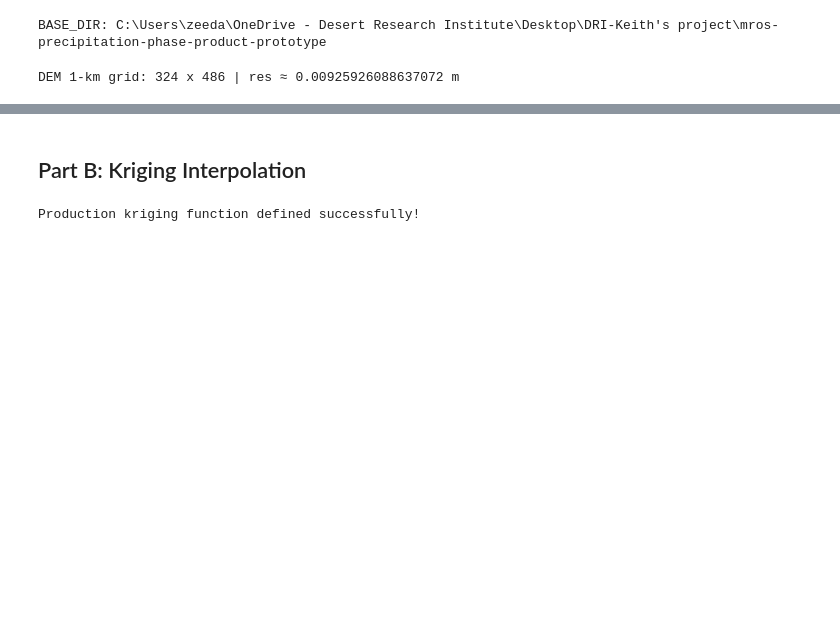
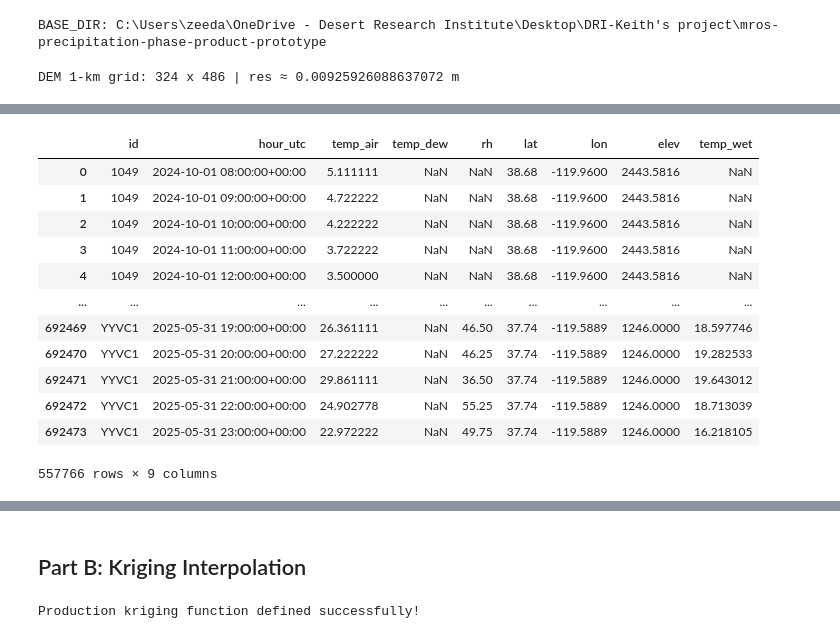
Before and after one commit to emmaaagolub/MRoS-phase-prediction, a Jupyter notebook: Scripts/data_assim_Krigging_hourly.ipynb, the cells around one changed output, grey strips where cells are left out. Saved outputs shown, nothing was run; the diff lists cells and outputs as text; code cells hidden in the pictures; blank space fills up the shorter version.

```diff
--- a/Scripts/data_assim_Krigging_hourly.ipynb
+++ b/Scripts/data_assim_Krigging_hourly.ipynb
@@ -152,0 +200,16 @@ mros     = pd.read_parquet(r"../outputs/hourly_pipeline/mros_hourly.parquet")
+# %%
+st_hr
+# %% [output]
+|  | id | hour_utc | temp_air | temp_dew | rh | lat | lon | elev | temp_wet |
+| 0 | 1049 | 2024-10-01 08:00:00+00:00 | 5.111111 | NaN | NaN | 38.68 | -119.9600 | 2443.5816 | NaN |
+| 1 | 1049 | 2024-10-01 09:00:00+00:00 | 4.722222 | NaN | NaN | 38.68 | -119.9600 | 2443.5816 | NaN |
+| 2 | 1049 | 2024-10-01 10:00:00+00:00 | 4.222222 | NaN | NaN | 38.68 | -119.9600 | 2443.5816 | NaN |
+| 3 | 1049 | 2024-10-01 11:00:00+00:00 | 3.722222 | NaN | NaN | 38.68 | -119.9600 | 2443.5816 | NaN |
+| 4 | 1049 | 2024-10-01 12:00:00+00:00 | 3.500000 | NaN | NaN | 38.68 | -119.9600 | 2443.5816 | NaN |
+| ... | ... | ... | ... | ... | ... | ... | ... | ... | ... |
+| 692469 | YYVC1 | 2025-05-31 19:00:00+00:00 | 26.361111 | NaN | 46.50 | 37.74 | -119.5889 | 1246.0000 | 18.597746 |
+| 692470 | YYVC1 | 2025-05-31 20:00:00+00:00 | 27.222222 | NaN | 46.25 | 37.74 | -119.5889 | 1246.0000 | 19.282533 |
+| 692471 | YYVC1 | 2025-05-31 21:00:00+00:00 | 29.861111 | NaN | 36.50 | 37.74 | -119.5889 | 1246.0000 | 19.643012 |
+| 692472 | YYVC1 | 2025-05-31 22:00:00+00:00 | 24.902778 | NaN | 55.25 | 37.74 | -119.5889 | 1246.0000 | 18.713039 |
+| 692473 | YYVC1 | 2025-05-31 23:00:00+00:00 | 22.972222 | NaN | 49.75 | 37.74 | -119.5889 | 1246.0000 | 16.218105 |
+557766 rows × 9 columns
```
Also changed, not shown: parts of 15 cells of this notebook, 11 other files.
